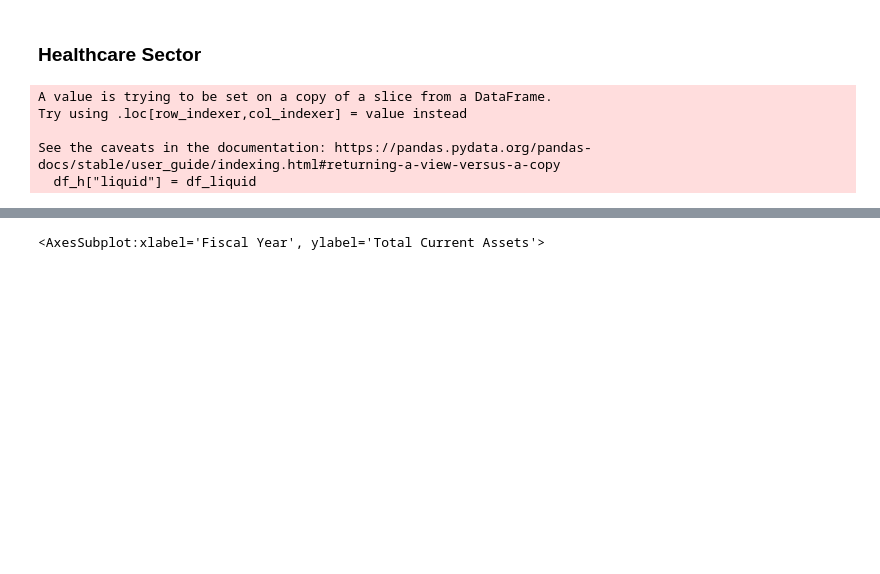
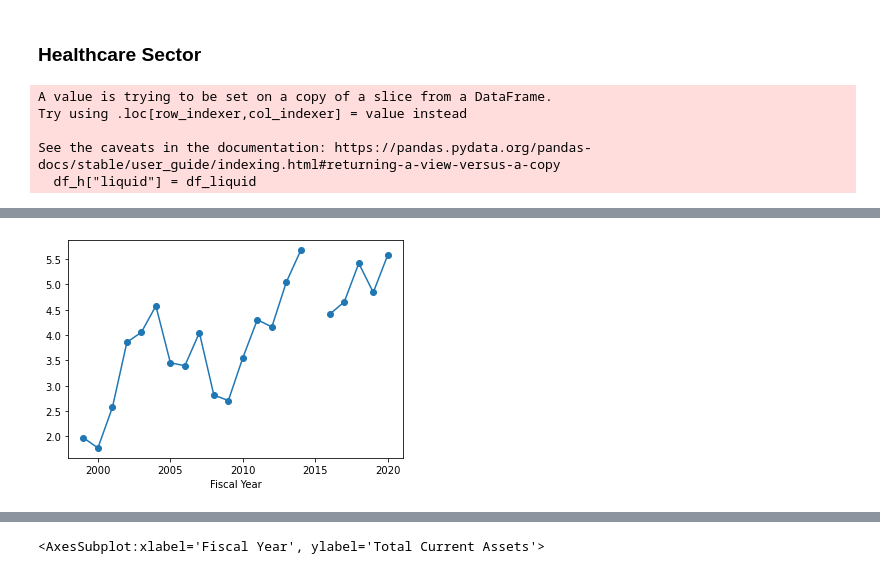
Before and after one commit to mpolch/datachallenge, a Jupyter notebook: StockPricesAnalyses/StockPriceAnalyses.ipynb, the cells around one changed output, grey strips where cells are left out. Drawn from its saved outputs; the diff is of its cells as text; code cells hidden in the pictures; blank space fills up the shorter version.

Commit message:
Stock price analyses with mean values each sector

```diff
--- a/StockPricesAnalyses/StockPriceAnalyses.ipynb
+++ b/StockPricesAnalyses/StockPriceAnalyses.ipynb
@@ -142,0 +163,4 @@ See the caveats in the documentation: https://pandas.pydata.org/pandas-docs/stab
+# %%
+df_liquid_mean = df_h.dropna(subset=["liquid"]).groupby('Fiscal Year').mean()["liquid"].plot(marker="o")
+# %% [output]
+[figure, added]
```
Also changed, not shown: parts of 51 cells of this notebook, 3 other files.
